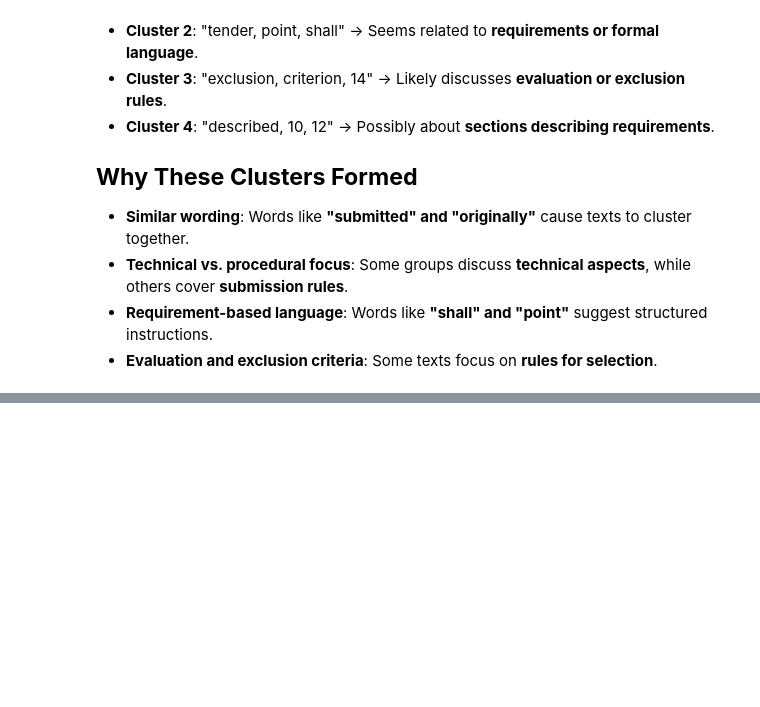
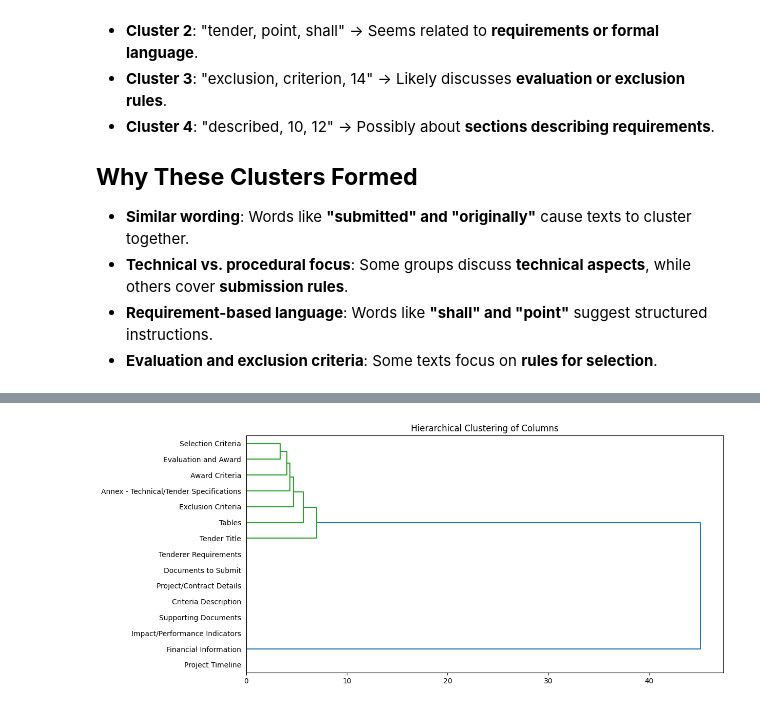
Before and after one commit to QuasimodoCodes/Bachlorz, a Jupyter notebook: experiments/plots.ipynb, the cells around one changed output, grey strips where cells are left out. Cells and saved outputs as stored; diff of their text form; code cells hidden in the pictures; blank space fills up the shorter version.

Commit message:
update on removing 0 data columns and plots

```diff
--- a/experiments/plots.ipynb
+++ b/experiments/plots.ipynb
@@ -390,0 +564,13 @@ Each cluster has **key terms** that explain why the texts were grouped together:
+# %%
+from scipy.cluster.hierarchy import dendrogram, linkage
+
+# Perform Hierarchical Clustering
+linked = linkage(embeddings, method='ward')
+
+# Plot Dendrogram
+plt.figure(figsize=(12, 6))
+dendrogram(linked, labels=column_names, orientation="right", leaf_font_size=10)
+plt.title("Hierarchical Clustering of Columns")
+plt.show()
+# %% [output]
+[figure, added]
```
Also changed, not shown: parts of 2 cells of this notebook, 3 other files.
